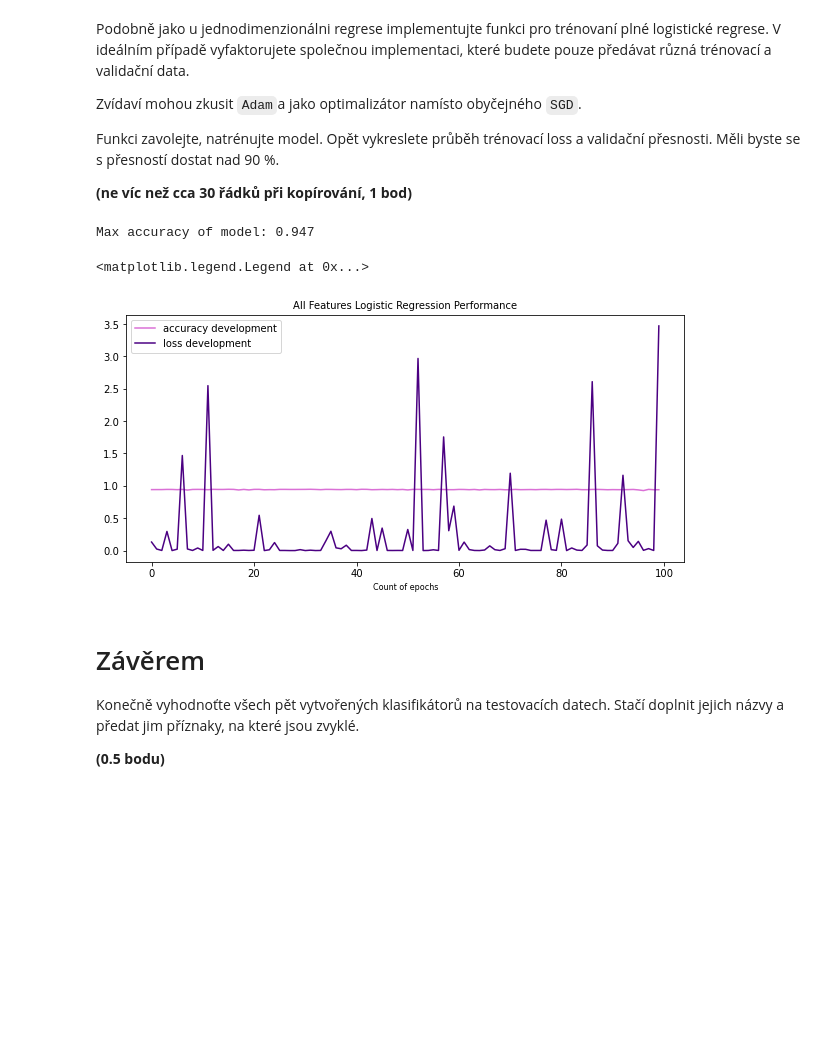
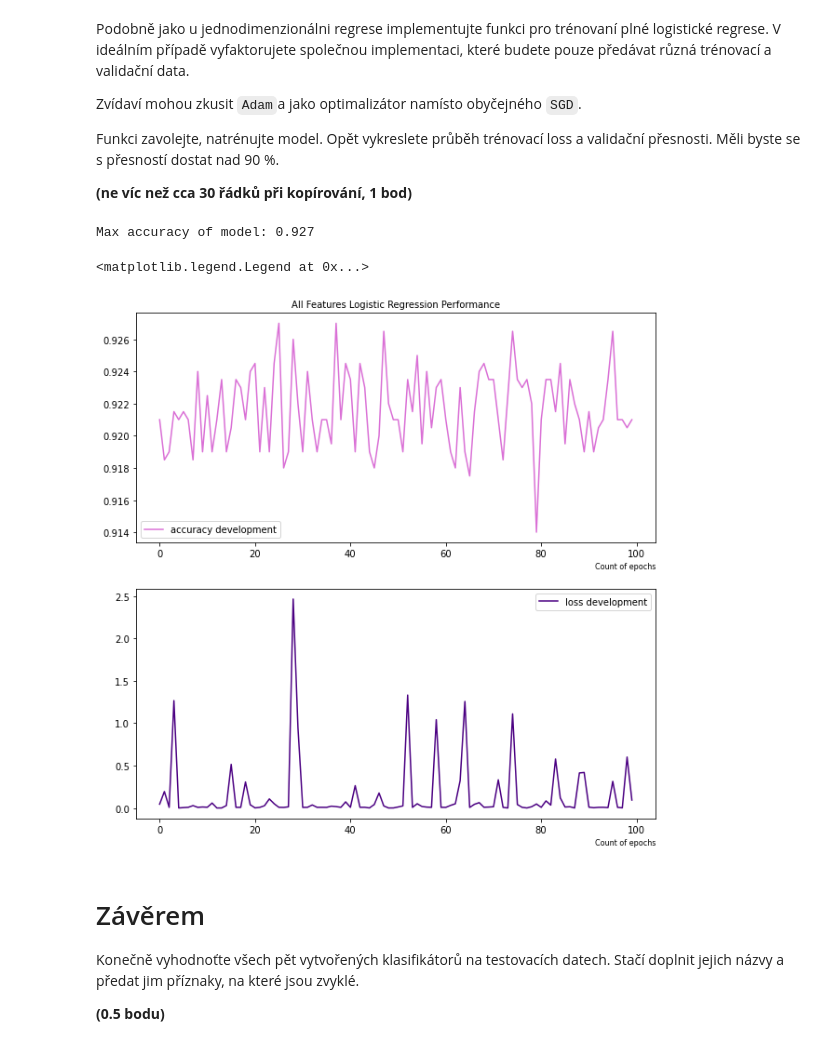
Before and after one commit to kateriska/6.-semestr-FIT, a Jupyter notebook: SUI/du/zadani.ipynb, the cells around one changed output. Saved outputs shown, nothing was run; the diff lists cells and outputs as text; code cells hidden in the pictures; blank space fills up the shorter version.

```diff
--- a/SUI/du/zadani.ipynb
+++ b/SUI/du/zadani.ipynb
@@ -583,37 +588,41 @@ def train_all_fea_llr(nb_epochs, lr, batch_size, inputs, targets):
 
         for target, prediction in zip(val_dataset.targets, k):
             if (target == prediction):
                 correctly_classified += 1
 
         accuracy = (correctly_classified / np.shape(val_dataset.targets)[0])
         # deepcopy if model has better accuracy then max accuracy from list
         if (len(accuracies) > 0):
             if (accuracy > max(accuracies)):
                 best_model = copy.deepcopy(model)
 
         accuracies.append(accuracy) # save accuracy of val dataset of processed epoch to list
         loss_numpy = loss.detach().numpy()
         losses.append(loss_numpy) # save loss of processed epoch to list
 
         #print("Accuracy for this epoch: " + str(accuracy))
 
     #print(accuracies)
     return best_model, losses, accuracies, epochs_list
 
 best_model_full, losses_full, accuracies_full, epochs_list_full = train_all_fea_llr(100, 0.01, 2, train_dataset.xs[:], train_dataset.targets)
 print("Max accuracy of model: " + str(max(accuracies_full)))
 
 figure = plt.figure(figsize=(10, 10))
 performance_plot = figure.add_subplot(2,1,1)
 performance_plot.plot(epochs_list_full, accuracies_full, color = "orchid", label="accuracy development")
-performance_plot.plot(epochs_list_full, losses_full, color = "indigo", label="loss development")
 performance_plot.set_title('All Features Logistic Regression Performance', fontsize=10)
-performance_plot.set_xlabel('Count of epochs', fontsize=8)
+performance_plot.set_xlabel('Count of epochs', fontsize=8, horizontalalignment='right', x=1.0)
 performance_plot.legend(prop={'size': 10})
+
+performance_plot2 = figure.add_subplot(2,1,2)
+performance_plot2.plot(epochs_list_full, losses_full, color = "indigo", label="loss development")
+performance_plot2.set_xlabel('Count of epochs', fontsize=8, horizontalalignment='right', x=1.0)
+performance_plot2.legend(prop={'size': 10})
 # %% [output]
-Max accuracy of model: 0.947
+Max accuracy of model: 0.927
 <matplotlib.legend.Legend at 0x...>
-[figure, old version]
+[figure, new version]
 # %% [markdown]
 # Závěrem
 Konečně vyhodnoťte všech pět vytvořených klasifikátorů na testovacích datech. Stačí doplnit jejich názvy a předat jim příznaky, na které jsou zvyklé.
```
Also changed, not shown: parts of 8 cells of this notebook, 1 other file.
